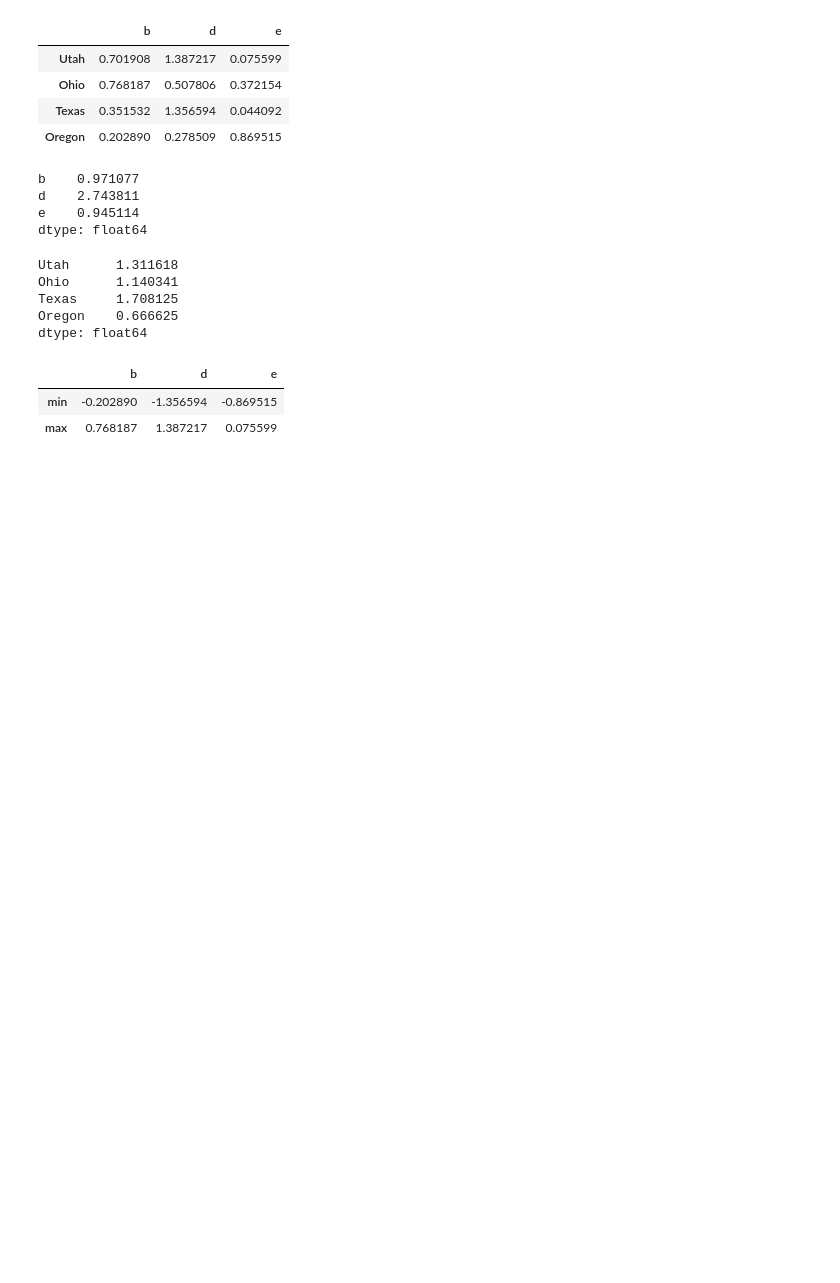
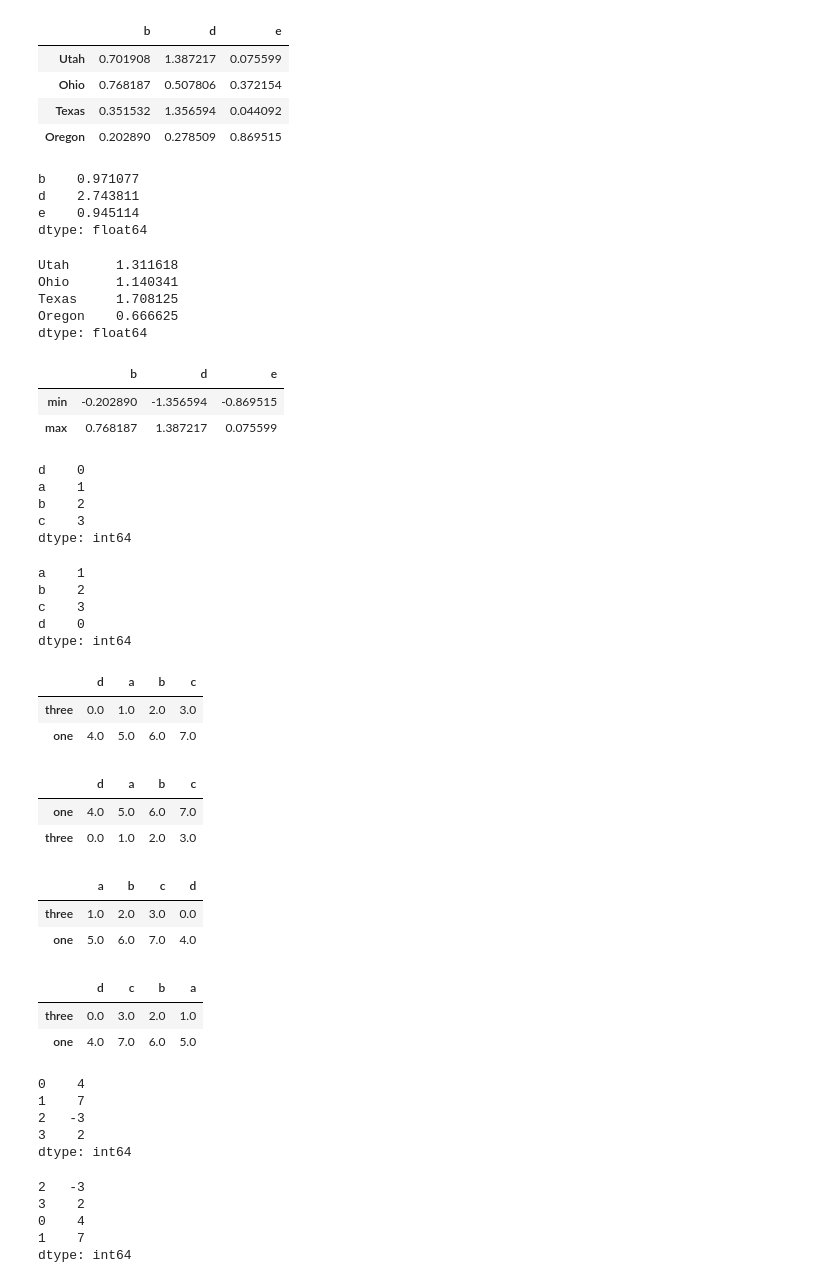
Before and after one commit to omsouravsharma/Python_for_Data_Analysis, a Jupyter notebook: Chapter 5.ipynb, the cells around one changed output. Cells and saved outputs as stored; diff of their text form; code cells hidden in the pictures; blank space fills up the shorter version.

```diff
--- a/Chapter 5.ipynb
+++ b/Chapter 5.ipynb
@@ -1061,3 +1061,61 @@ frame.apply(f)
 | max | 0.768187 | 1.387217 | 0.075599 |
 # %%
 # Sorting and Ranking 172
+obj  = pd.Series(range(4), index=['d','a','b','c'])
+obj
+# %% [output]
+d    0
+a    1
+b    2
+c    3
+dtype: int64
+# %%
+obj.sort_index()
+# %% [output]
+a    1
+b    2
+c    3
+d    0
+dtype: int64
+# %%
+frame = pd.DataFrame(np.arange(8.).reshape((2,4)), index = ['three','one'], columns=['d','a','b','c'])
+frame
+# %% [output]
+|  | d | a | b | c |
+| three | 0.0 | 1.0 | 2.0 | 3.0 |
+| one | 4.0 | 5.0 | 6.0 | 7.0 |
+# %%
+frame.sort_index()
+# %% [output]
+|  | d | a | b | c |
+| one | 4.0 | 5.0 | 6.0 | 7.0 |
+| three | 0.0 | 1.0 | 2.0 | 3.0 |
+# %%
+frame.sort_index(axis=1)
+# %% [output]
+|  | a | b | c | d |
+| three | 1.0 | 2.0 | 3.0 | 0.0 |
+| one | 5.0 | 6.0 | 7.0 | 4.0 |
+# %%
+frame.sort_index(axis=1, ascending=False)
+# %% [output]
+|  | d | c | b | a |
+| three | 0.0 | 3.0 | 2.0 | 1.0 |
+| one | 4.0 | 7.0 | 6.0 | 5.0 |
+# %%
+obj = pd.Series([4, 7, -3, 2])
+obj
+# %% [output]
+0    4
+1    7
+2   -3
+3    2
+dtype: int64
+# %%
+obj.sort_values()
+# %% [output]
+2   -3
+3    2
+0    4
+1    7
+dtype: int64
```
Also changed, not shown: parts of 20 cells of this notebook.
